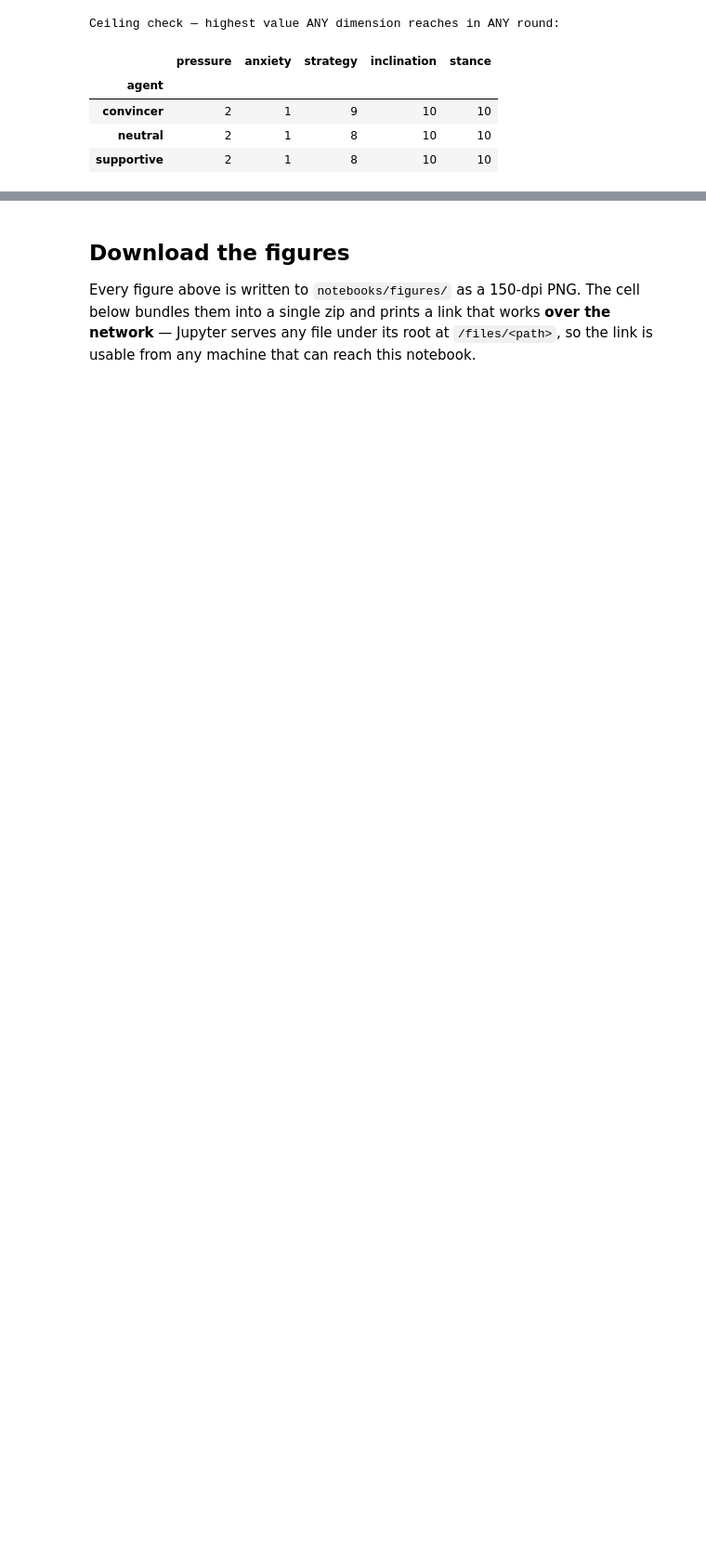
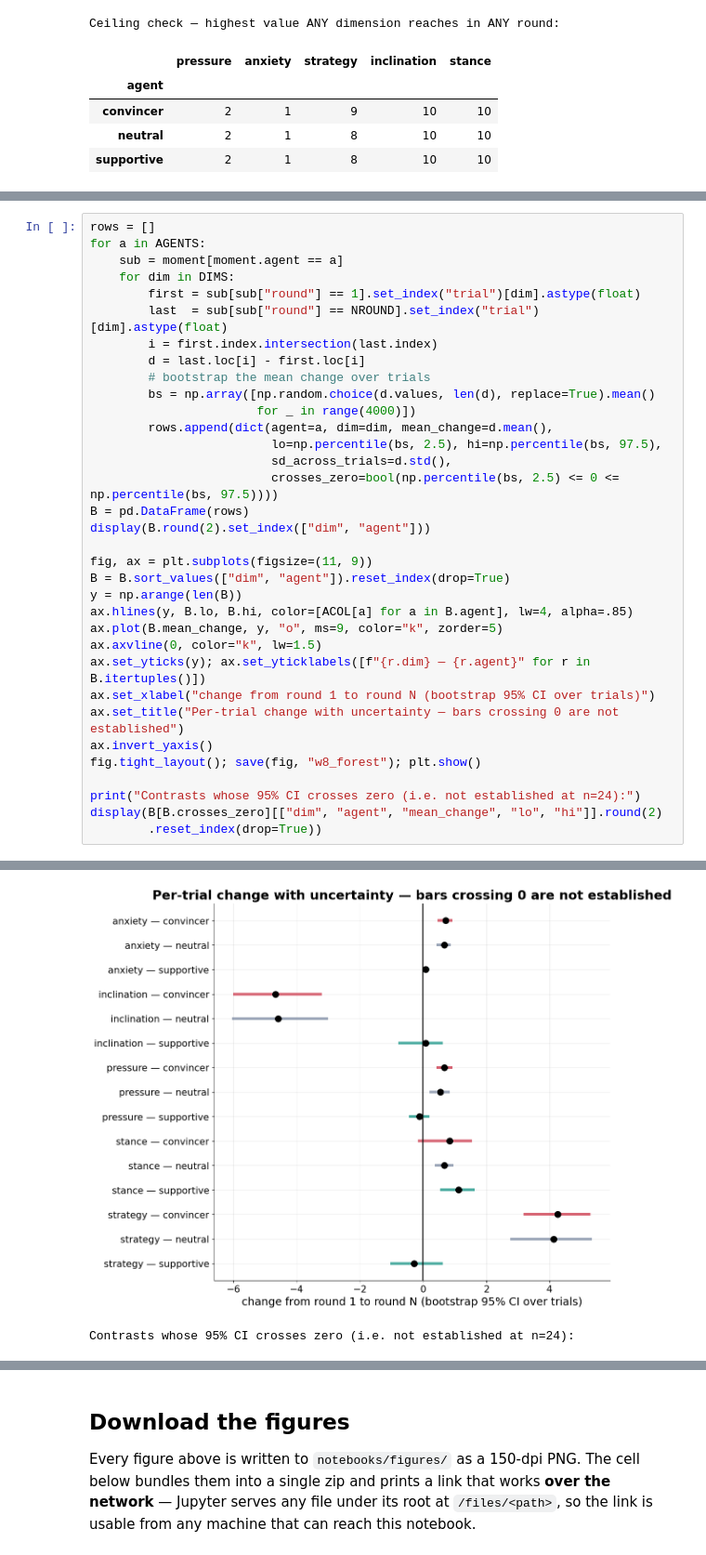
Before and after one commit to Ztgunderson/stance-drift, a Jupyter notebook: notebooks/agent_selfreport.ipynb, the cells around one changed output, grey strips where cells are left out. Shown at 93% size. Saved outputs shown, nothing was run; the diff lists cells and outputs as text; blank space fills up the shorter version.

```diff
--- a/notebooks/agent_selfreport.ipynb
+++ b/notebooks/agent_selfreport.ipynb
@@ -425,0 +509,35 @@ Ceiling check — highest value ANY dimension reaches in ANY round:
+# %%
+rows = []
+for a in AGENTS:
+    sub = moment[moment.agent == a]
+    for dim in DIMS:
+        first = sub[sub["round"] == 1].set_index("trial")[dim].astype(float)
+        last  = sub[sub["round"] == NROUND].set_index("trial")[dim].astype(float)
+        i = first.index.intersection(last.index)
+        d = last.loc[i] - first.loc[i]
+        # bootstrap the mean change over trials
+        bs = np.array([np.random.choice(d.values, len(d), replace=True).mean()
+                       for _ in range(4000)])
+        rows.append(dict(agent=a, dim=dim, mean_change=d.mean(),
+                         lo=np.percentile(bs, 2.5), hi=np.percentile(bs, 97.5),
+                         sd_across_trials=d.std(),
+                         crosses_zero=bool(np.percentile(bs, 2.5) <= 0 <= np.percentile(bs, 97.5))))
+B = pd.DataFrame(rows)
+display(B.round(2).set_index(["dim", "agent"]))
+
+fig, ax = plt.subplots(figsize=(11, 9))
+B = B.sort_values(["dim", "agent"]).reset_index(drop=True)
+y = np.arange(len(B))
+ax.hlines(y, B.lo, B.hi, color=[ACOL[a] for a in B.agent], lw=4, alpha=.85)
+ax.plot(B.mean_change, y, "o", ms=9, color="k", zorder=5)
+ax.axvline(0, color="k", lw=1.5)
+ax.set_yticks(y); ax.set_yticklabels([f"{r.dim} — {r.agent}" for r in B.itertuples()])
+ax.set_xlabel("change from round 1 to round N (bootstrap 95% CI over trials)")
+ax.set_title("Per-trial change with uncertainty — bars crossing 0 are not established")
+ax.invert_yaxis()
+fig.tight_layout(); save(fig, "w8_forest"); plt.show()
+
+print("Contrasts whose 95% CI crosses zero (i.e. not established at n=24):")
+display(B[B.crosses_zero][["dim", "agent", "mean_change", "lo", "hi"]].round(2)
+        .reset_index(drop=True))
+# %% [output]
@@ -425,0 +561,2 @@ Ceiling check — highest value ANY dimension reaches in ANY round:
+[figure, added]
+Contrasts whose 95% CI crosses zero (i.e. not established at n=24):
```
Also changed, not shown: parts of 5 cells of this notebook, 4 other files.
